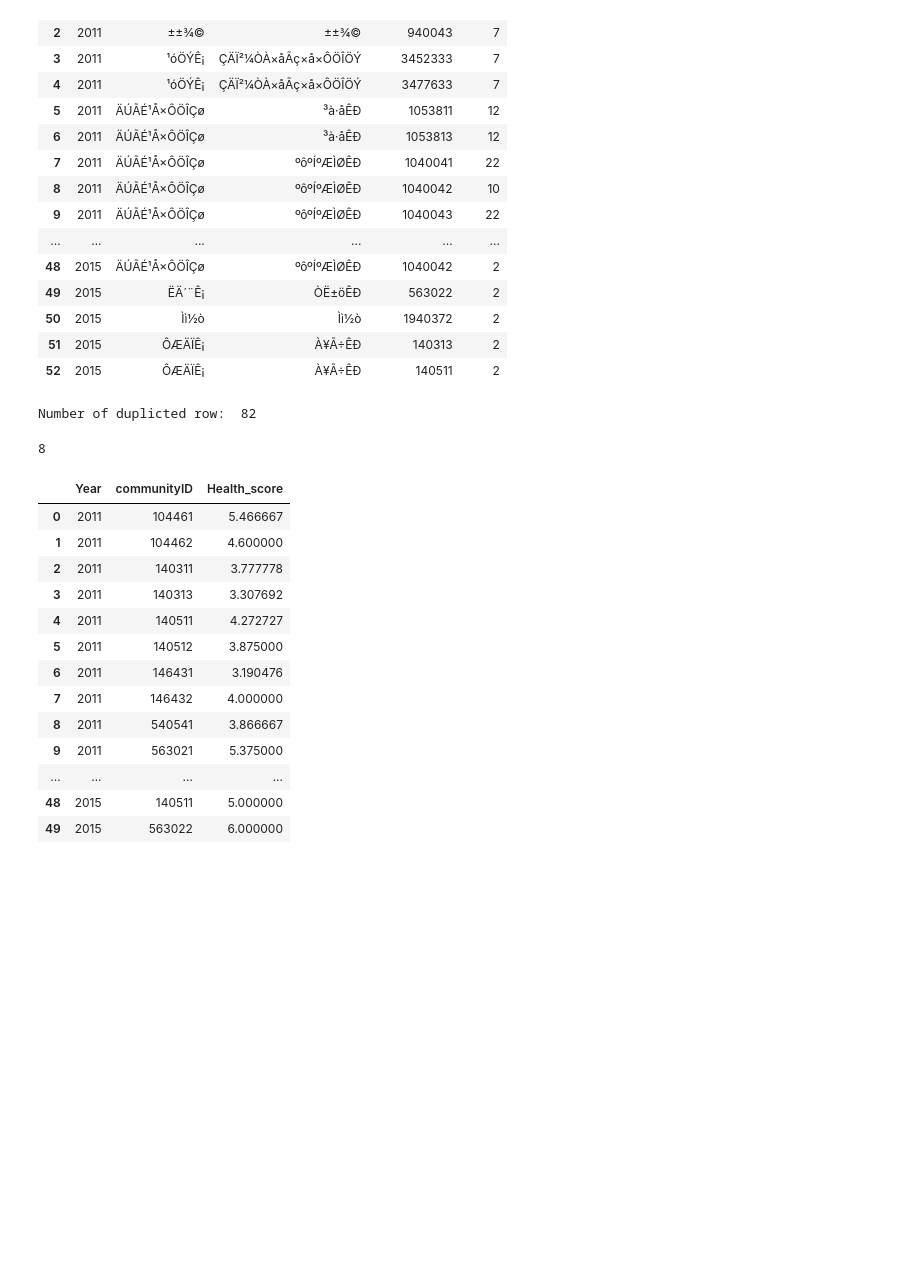
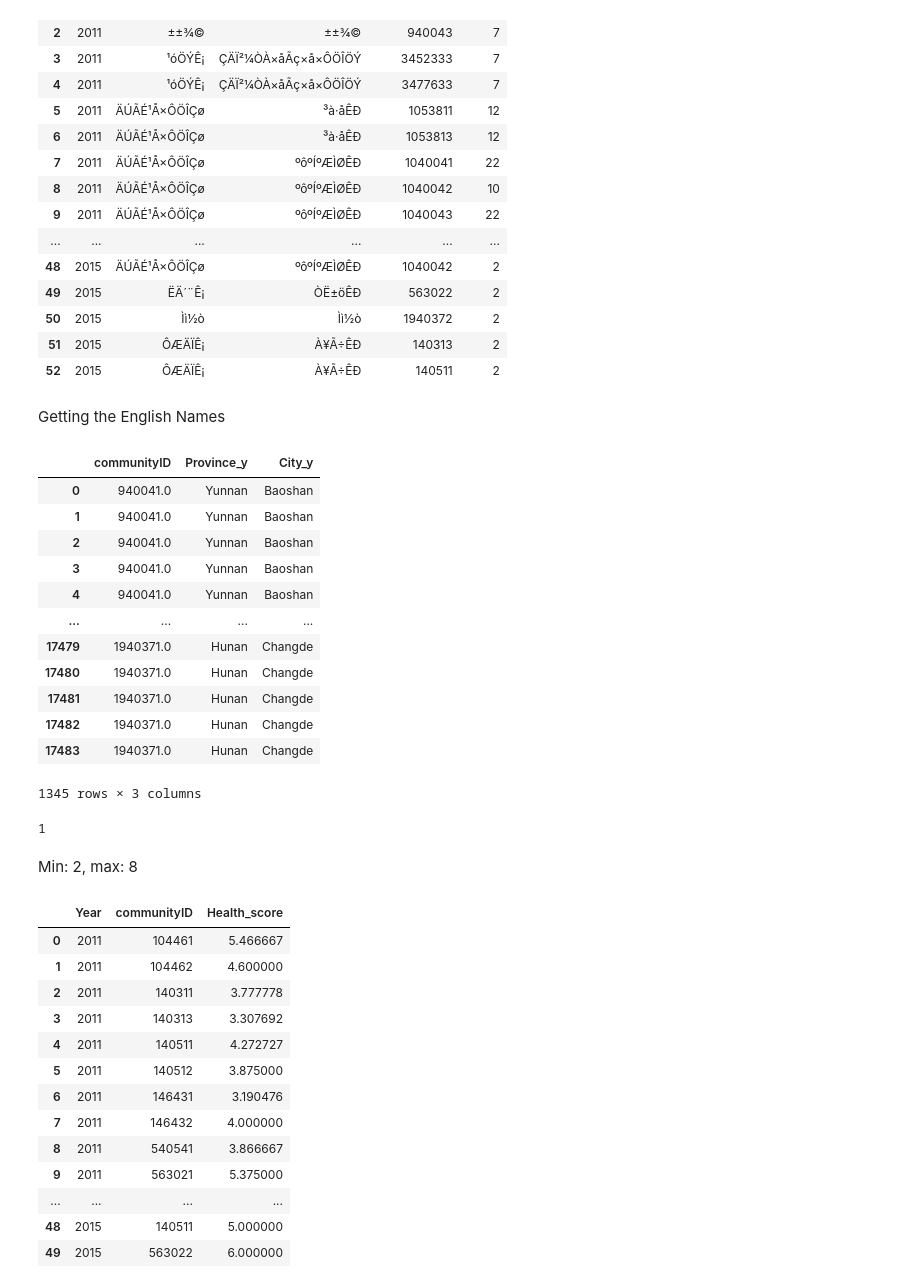
Before and after one commit to carozy797/SANITATION_INFRASTRUCTURE_HEALTH, a Jupyter notebook: MODEL/model-checkpoint.ipynb, the cells around one changed output. Cells and saved outputs as stored; diff of their text form; code cells hidden in the pictures; blank space fills up the shorter version.

Commit message:
provinces and cities converted

```diff
--- a/MODEL/model-checkpoint.ipynb
+++ b/MODEL/model-checkpoint.ipynb
@@ -86,8 +83,35 @@ result_df
 | 50 | 2015 | Ìì½ò | Ìì½ò | 1940372 | 2 |
 | 51 | 2015 | ÔÆÄÏÊ¡ | À¥Ã÷ÊÐ | 140313 | 2 |
 | 52 | 2015 | ÔÆÄÏÊ¡ | À¥Ã÷ÊÐ | 140511 | 2 |
-# %%
-duplicated = df.duplicated().sum()
-print(f'Number of duplicted row: ', duplicated)
-# %% [output]
-Number of duplicted row:  82
+# %%
+dt = pd.read_excel("../DATA PREPARATION/health_combined.xlsx",)
+# %% [markdown]
+Getting the English Names
+# %%
+import pandas as pd
+
+# List of community IDs
+community_ids = [540541, 940042, 1040041, 1082592, 1940372, 140311, 896763, 1040043, 1051022, 146431,
+                 1940373, 104462, 563463, 1051021, 140511, 104461, 1051023, 563021, 563462, 140313,
+                 940041, 1053811, 1053813, 1040042, 1940371, 140512, 563022, 1082593, 896762, 3452333,
+                 940043, 146432, 3477633]
+
+# Filter rows based on community IDs
+filtered_data = dt[dt['communityID'].isin(community_ids)]
+
+# Display the filtered data
+filtered_data[['communityID', 'Province_y', 'City_y']]
+# %% [output]
+|  | communityID | Province_y | City_y |
+| 0 | 940041.0 | Yunnan | Baoshan |
+| 1 | 940041.0 | Yunnan | Baoshan |
+| 2 | 940041.0 | Yunnan | Baoshan |
+| 3 | 940041.0 | Yunnan | Baoshan |
+| 4 | 940041.0 | Yunnan | Baoshan |
+| ... | ... | ... | ... |
+| 17479 | 1940371.0 | Hunan | Changde |
+| 17480 | 1940371.0 | Hunan | Changde |
+| 17481 | 1940371.0 | Hunan | Changde |
+| 17482 | 1940371.0 | Hunan | Changde |
+| 17483 | 1940371.0 | Hunan | Changde |
+1345 rows × 3 columns
@@ -94,8 +133,10 @@ Number of duplicted row:  82
 # %%
 df_coded["Health_score"] = df_coded[["stomach_dis", "liver_dis", "lung_dis", "rheumatism", "mem_rel_dis", "hyp", "self_com_on_health"]].sum(axis=1)
-max(df_coded["Health_score"])
+min(df_coded["Health_score"])
 # %% [output]
-8
+1
+# %% [markdown]
+Min: 2, max: 8
 # %%
 #Group by year and community ID, and calculate the average health score
 # %%
```
Also changed, not shown: parts of 9 cells of this notebook, 8 other files.
